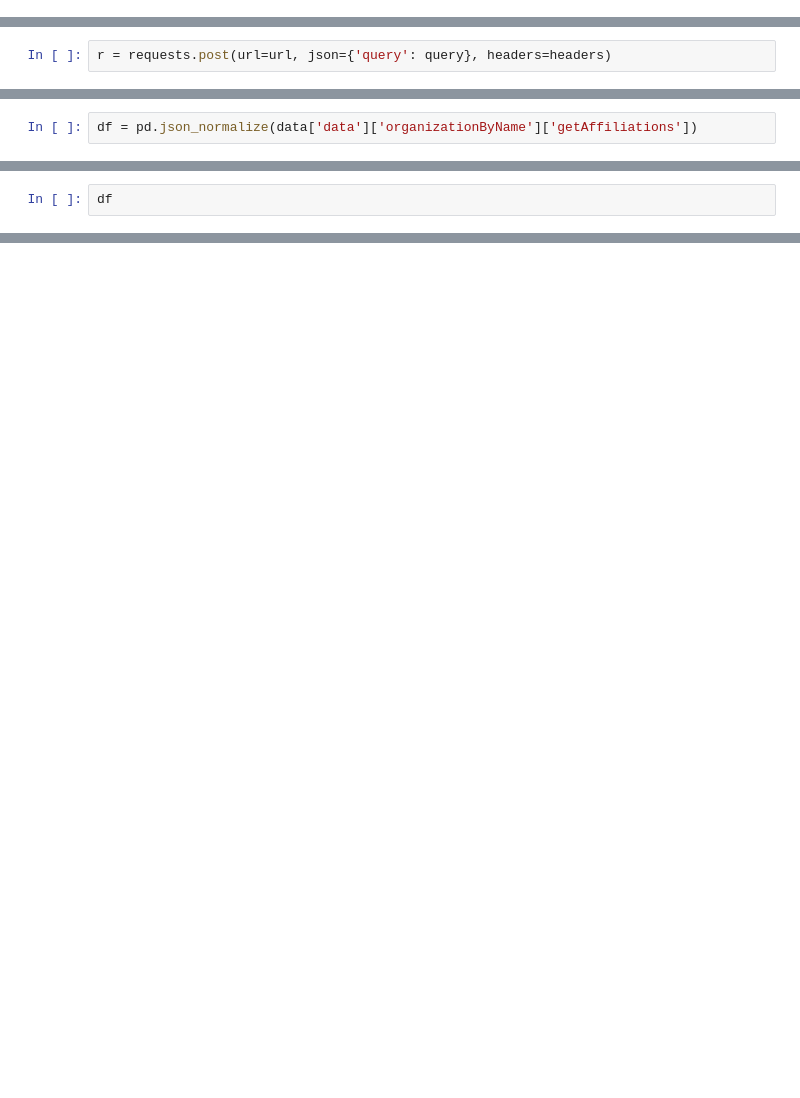
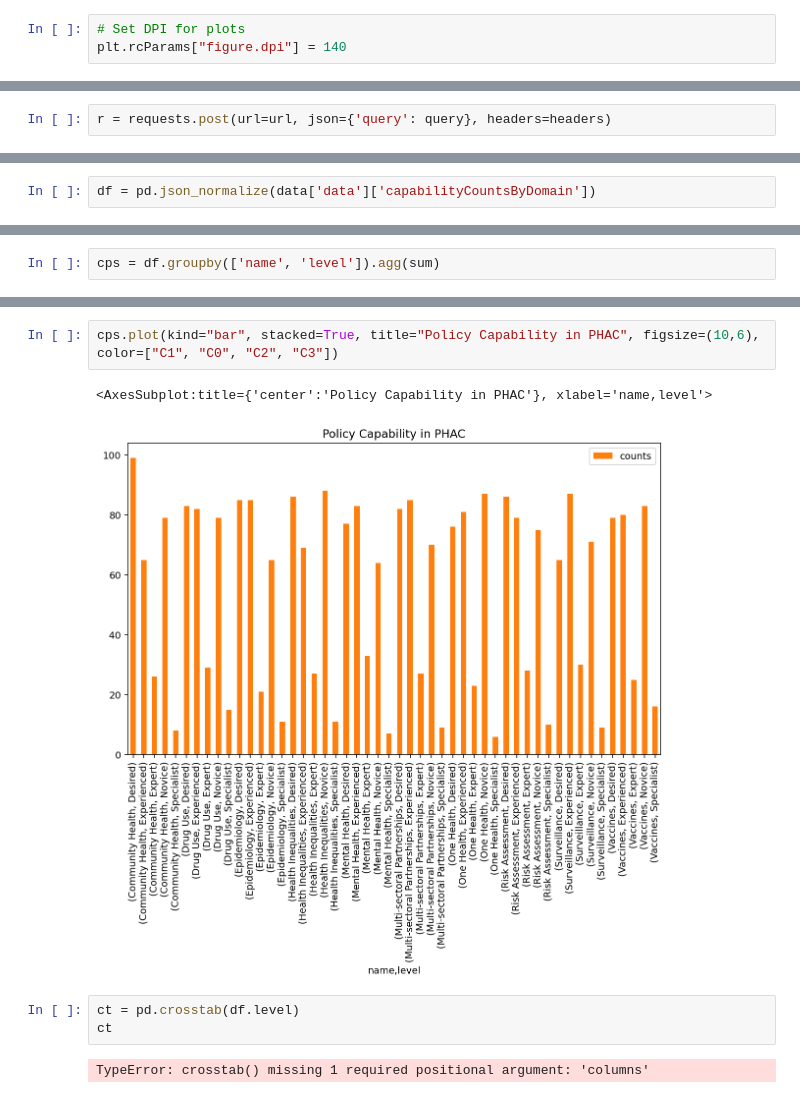
Before and after one commit to ToferC/epi_center, a Jupyter notebook: analysis_python.ipynb, the cells around one changed output, grey strips where cells are left out. Drawn from its saved outputs; the diff is of its cells as text; blank space fills up the shorter version.

```diff
--- a/analysis_python.ipynb
+++ b/analysis_python.ipynb
@@ -9,3 +22,6 @@ import requests
+# %%
+# Set DPI for plots
+plt.rcParams["figure.dpi"] = 140
 # %%
 auth_token = "eyJ0eXAiOiJKV1QiLCJhbGciOiJIUzI1NiJ9.eyJzdWIiOiI2YTE0OGZkMi1jMTY3LTRhMDYtODBhZC0xMzI5ODIyNmM1OWUiLCJleHAiOjE2Nzc4MDAwMjgsInJvbGUiOiJBRE1JTiJ9.MHA4oyKs8uaS_chkRPV7DwHTGE-n-_5sUF6BN17zEtI"
 # %%
@@ -58,2 +71,2 @@ data
 # %%
-df = pd.json_normalize(data['data']['organizationByName']['getAffiliations'])
+df = pd.json_normalize(data['data']['capabilityCountsByDomain'])
@@ -62,2 +73,2 @@ TypeError: list indices must be integers or slices, not str
 # %%
-df
+cps = df.groupby(['name', 'level']).agg(sum)
@@ -66,0 +96,10 @@ df
+# %%
+cps.plot(kind="bar", stacked=True, title="Policy Capability in PHAC", figsize=(10,6), color=["C1", "C0", "C2", "C3"])
+# %% [output]
+<AxesSubplot:title={'center':'Policy Capability in PHAC'}, xlabel='name,level'>
+[figure, added]
+# %%
+ct = pd.crosstab(df.level)
+ct
+# %% [output]
+TypeError: crosstab() missing 1 required positional argument: 'columns'
```
Also changed, not shown: parts of 9 cells of this notebook, 7 other files.
